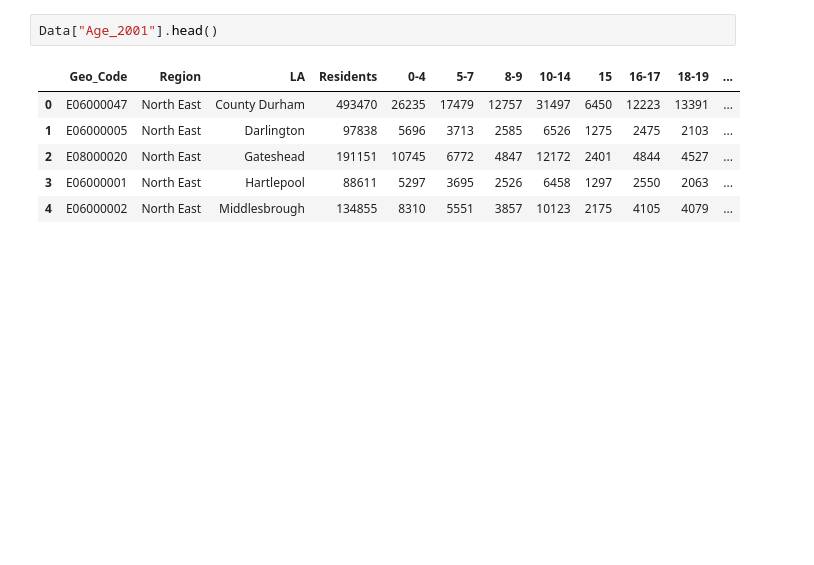
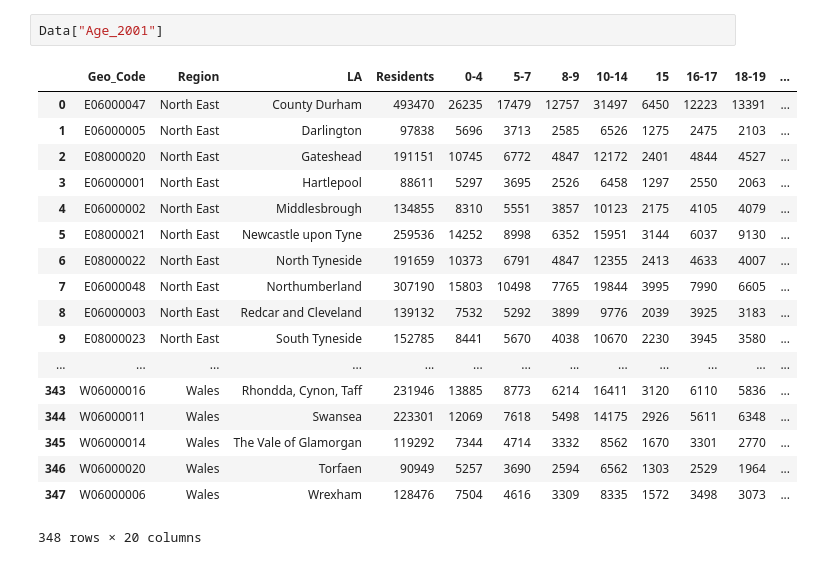
Before and after one commit to mrcork/OCR_LDS, a Jupyter notebook: First_Look_At_Data.ipynb, the cells around one changed output. Cells and saved outputs as stored; diff of their text form; blank space fills up the shorter version.

```diff
--- a/First_Look_At_Data.ipynb
+++ b/First_Look_At_Data.ipynb
@@ -32,9 +67,21 @@ Data["Age_2011"].head()
 # %%
-Data["Age_2001"].head()
+Data["Age_2001"]
 # %% [output]
 |  | Geo_Code | Region | LA | Residents | 0-4 | 5-7 | 8-9 | 10-14 | 15 | 16-17 | 18-19 | ... |
 | 0 | E06000047 | North East | County Durham | 493470 | 26235 | 17479 | 12757 | 31497 | 6450 | 12223 | 13391 | ... |
 | 1 | E06000005 | North East | Darlington | 97838 | 5696 | 3713 | 2585 | 6526 | 1275 | 2475 | 2103 | ... |
 | 2 | E08000020 | North East | Gateshead | 191151 | 10745 | 6772 | 4847 | 12172 | 2401 | 4844 | 4527 | ... |
 | 3 | E06000001 | North East | Hartlepool | 88611 | 5297 | 3695 | 2526 | 6458 | 1297 | 2550 | 2063 | ... |
 | 4 | E06000002 | North East | Middlesbrough | 134855 | 8310 | 5551 | 3857 | 10123 | 2175 | 4105 | 4079 | ... |
+| 5 | E08000021 | North East | Newcastle upon Tyne | 259536 | 14252 | 8998 | 6352 | 15951 | 3144 | 6037 | 9130 | ... |
+| 6 | E08000022 | North East | North Tyneside | 191659 | 10373 | 6791 | 4847 | 12355 | 2413 | 4633 | 4007 | ... |
+| 7 | E06000048 | North East | Northumberland | 307190 | 15803 | 10498 | 7765 | 19844 | 3995 | 7990 | 6605 | ... |
+| 8 | E06000003 | North East | Redcar and Cleveland | 139132 | 7532 | 5292 | 3899 | 9776 | 2039 | 3925 | 3183 | ... |
+| 9 | E08000023 | North East | South Tyneside | 152785 | 8441 | 5670 | 4038 | 10670 | 2230 | 3945 | 3580 | ... |
+| ... | ... | ... | ... | ... | ... | ... | ... | ... | ... | ... | ... | ... |
+| 343 | W06000016 | Wales | Rhondda, Cynon, Taff | 231946 | 13885 | 8773 | 6214 | 16411 | 3120 | 6110 | 5836 | ... |
+| 344 | W06000011 | Wales | Swansea | 223301 | 12069 | 7618 | 5498 | 14175 | 2926 | 5611 | 6348 | ... |
+| 345 | W06000014 | Wales | The Vale of Glamorgan | 119292 | 7344 | 4714 | 3332 | 8562 | 1670 | 3301 | 2770 | ... |
+| 346 | W06000020 | Wales | Torfaen | 90949 | 5257 | 3690 | 2594 | 6562 | 1303 | 2529 | 1964 | ... |
+| 347 | W06000006 | Wales | Wrexham | 128476 | 7504 | 4616 | 3309 | 8335 | 1572 | 3498 | 3073 | ... |
+348 rows × 20 columns
```
Also changed, not shown: parts of 3 cells of this notebook, 5 other files.
